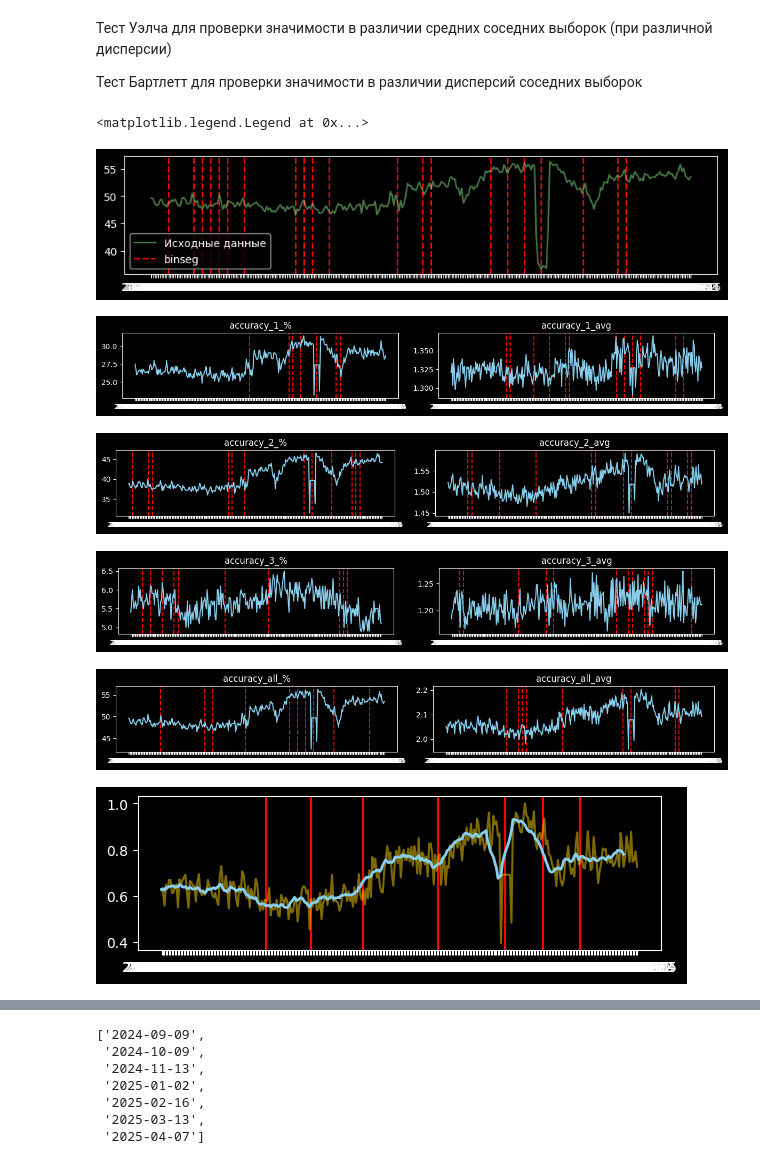
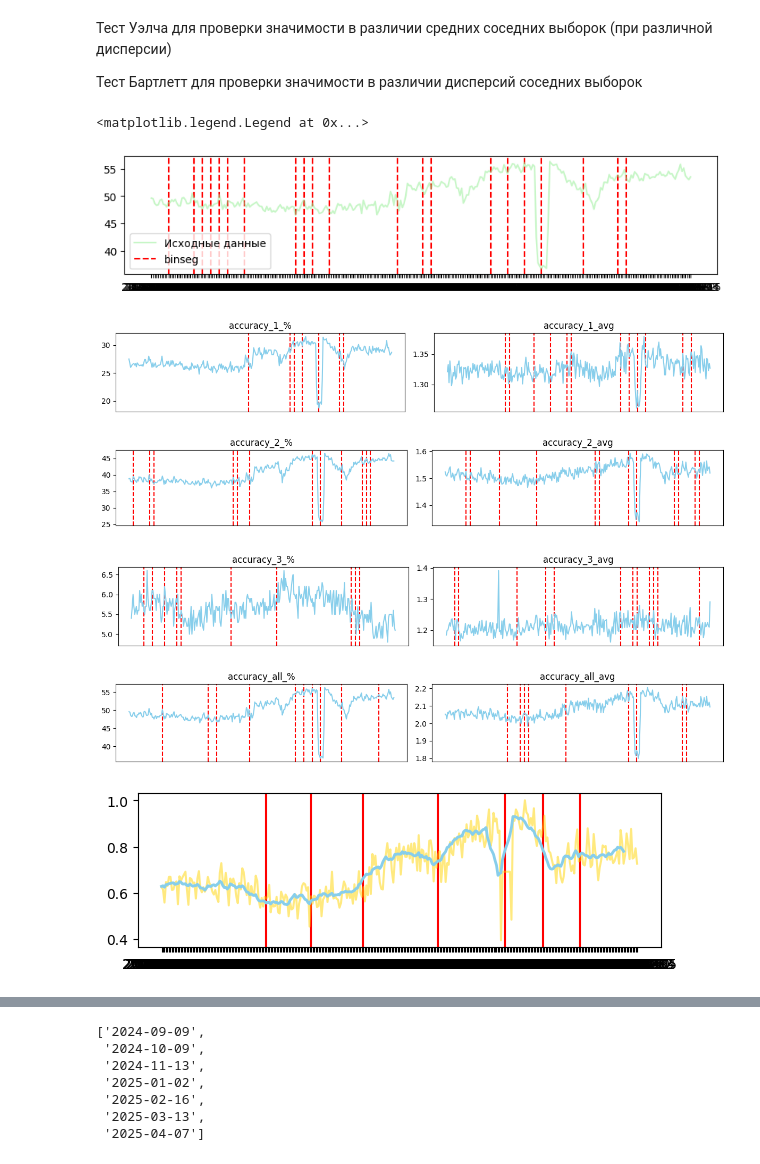
Before and after one commit to IAmSerepok/DataFromVariousSources, a Jupyter notebook: stat_tests.ipynb, the cells around one changed output, grey strips where cells are left out. Drawn from its saved outputs; the diff is of its cells as text; code cells hidden in the pictures.

```diff
--- a/stat_tests.ipynb
+++ b/stat_tests.ipynb
@@ -5,7 +5,7 @@ import ruptures as rpt
 import scipy.stats as stats
 import matplotlib.pyplot as plt
 
-plt.style.use('dark_background')
+plt.style.use('default')
 
 df = pd.read_csv('data/clean_data.csv') #clean_data #data_with_extra_columns
 # %%
@@ -115,7 +115,7 @@ for cp in significant_diff:
 plt.legend(loc='lower left')
 # %% [output]
 <matplotlib.legend.Legend at 0x...>
-[figure, old version]
+[figure, new version]
 # %%
 # significant_diff = [55, 145, 185, 230, 255, 280]
 
@@ -199,40 +199,41 @@ def outlier_process(df):
 
 for i in range(4):
 
     col = col_pairs[i]
     bp = bkps_pairs[i]
 
     plt.figure(figsize=(12, 2))
 
     plt.subplot(1, 2, 1)
-    plt.plot(df['date'], outlier_process(df[col[0]]), color='skyblue')
+    plt.gca().set_xticks([])
+    plt.plot(df['date'], df[col[0]], color='skyblue')
     plt.title(col[0])
 
     significant_diff = change_points(col[0], n_bkps=bp[0])
     for cp in significant_diff:
             plt.axvline(df['date'].iloc[cp], color="red",
                     linestyle='--', zorder=1,
                     label="binseg" if cp == significant_diff[0] else "")
 
 
     plt.subplot(1, 2, 2)
-    plt.plot(df['date'], outlier_process(df[col[1]]), color='skyblue')
+    plt.gca().set_xticks([])
+    plt.plot(df['date'], df[col[1]], color='skyblue')
     plt.title(col[1])
 
     significant_diff = change_points(col[1], n_bkps=bp[1])
     for cp in significant_diff:
             plt.axvline(df['date'].iloc[cp], color="red",
                     linestyle='--', zorder=1,
                     label="binseg" if cp == significant_diff[0] else "")
 
-
     plt.tight_layout()
     plt.show()
 # %% [output]
-[figure, old version]
+[figure, new version]
-[figure, old version]
+[figure, new version]
-[figure, old version]
+[figure, new version]
-[figure, old version]
+[figure, new version]
 # %%
 from colorsys import hsv_to_rgb as hsv2rgb
 import numpy as np
@@ -261,7 +262,7 @@ for i in range(len(columns)):
 for cp in [70, 100, 135, 185, 230, 255, 280]:
     plt.axvline(df['date'].iloc[cp], color="red", linestyle='-', zorder=1)
 # %% [output]
-[figure, old version]
+[figure, new version]
 # %% [markdown]
 1 - accuracy_3_%
 
```
Also changed, not shown: parts of 3 cells of this notebook, 2 other files.
